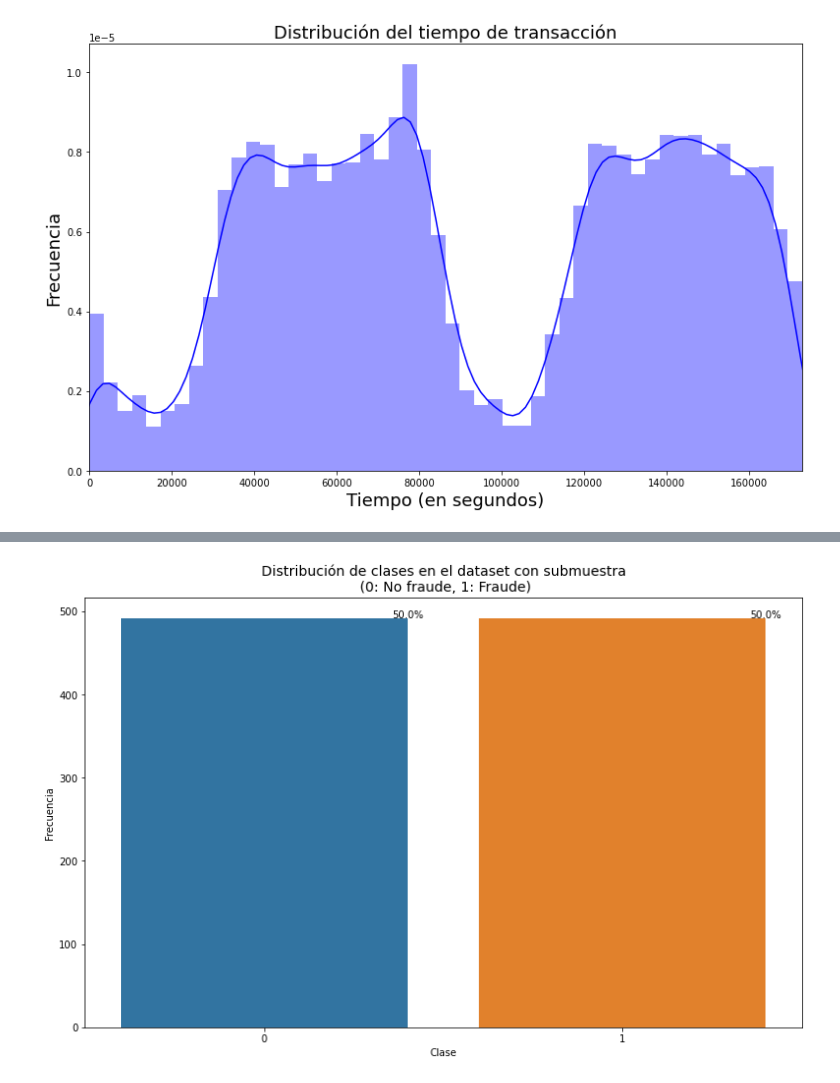
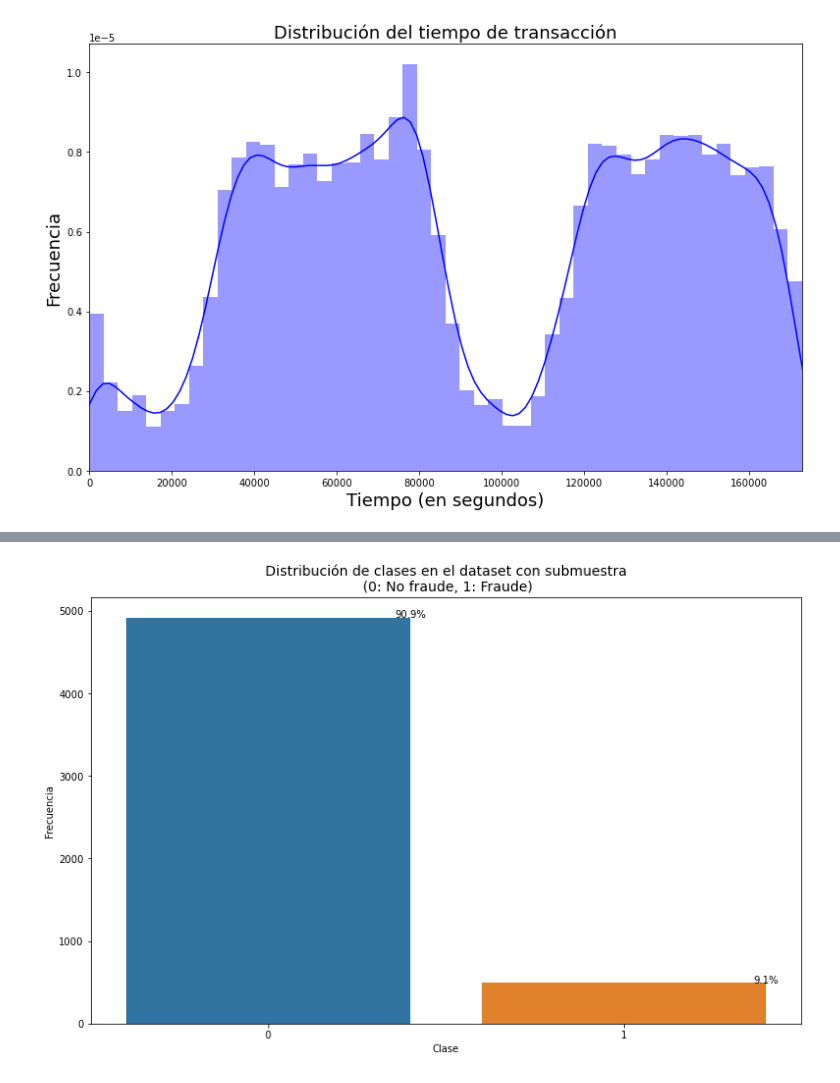
Before and after one commit to adrepd/TA-credit-card-fraud-detection, a Jupyter notebook: preprocesamiento.ipynb, the cells around one changed output, grey strips where cells are left out. Cells and saved outputs as stored; diff of their text form; code cells hidden in the pictures.

```diff
--- a/preprocesamiento.ipynb
+++ b/preprocesamiento.ipynb
@@ -95,0 +97,9 @@ plt.savefig('./plots/dist_tiempo.png')
+# %%
+from sklearn.preprocessing import MinMaxScaler, StandardScaler
+
+minMaxScaler = MinMaxScaler()
+
+# columnas a normalizar
+norm_columns = ['Amount', 'Time']
+
+df[norm_columns] = minMaxScaler.fit_transform(df[norm_columns])
@@ -96,15 +112,19 @@ plt.savefig('./plots/dist_tiempo.png')
 # %%
 #https://www.kaggle.com/janiobachmann/credit-fraud-dealing-with-imbalanced-datasets
 
-df = df.sample(frac=1)
+def submuestreo(df, proporcion):
+    df = df.sample(frac=1)
+    fraud_count = df.Class.value_counts()[1]
+    non_fraud_count = fraud_count*proporcion
+    fraud_df = df.loc[df['Class'] == 1]
+    non_fraud_df = df.loc[df['Class'] == 0][:non_fraud_count]
+    normal_distributed_df = pd.concat([fraud_df, non_fraud_df])
+    new_df = normal_distributed_df.sample(frac=1, random_state=21)
+    return new_df
 
-# amount of fraud classes 492 rows.
-fraud_df = df.loc[df['Class'] == 1]
-non_fraud_df = df.loc[df['Class'] == 0][:492]
-
-normal_distributed_df = pd.concat([fraud_df, non_fraud_df])
-
-# Shuffle dataframe rows
-new_df = normal_distributed_df.sample(frac=1, random_state=42)
-
-new_df.head()
+df_sub_1 = submuestreo(df, 1)
+df_sub_5 = submuestreo(df, 5)
+df_sub_10 = submuestreo(df, 10)
+df_sub_1.to_csv('data_sub_1.csv')
+df_sub_5.to_csv('data_sub_5.csv')
+df_sub_10.to_csv('data_sub_10.csv')
@@ -119,19 +131,19 @@ new_df.head()
 # %%
 #https://www.kaggle.com/janiobachmann/credit-fraud-dealing-with-imbalanced-datasets
 
 plt.figure(figsize=(13,8))
 total = new_df.shape[0]
 
-ax = sns.countplot('Class', data=new_df)
+ax = sns.countplot('Class', data=df_sub_10)
 ax.set(xlabel='Clase', ylabel='Frecuencia')
 #https://stackoverflow.com/questions/31632637/label-axes-on-seaborn-barplot
 for p in ax.patches:
     percentage = '{:.1f}%'.format(100 * p.get_height()/total)
     x = p.get_x() + p.get_width()
     y = p.get_height()
     ax.annotate(percentage, (x, y),ha='center')
 plt.title('Distribución de clases en el dataset con submuestra\n (0: No fraude, 1: Fraude)', fontsize=14)
 
 plt.savefig('./plots/dist_fraude.png')
 # %% [output]
-[figure, old version]
+[figure, new version]
```
Also changed, not shown: parts of 8 cells of this notebook, 2 other files.
